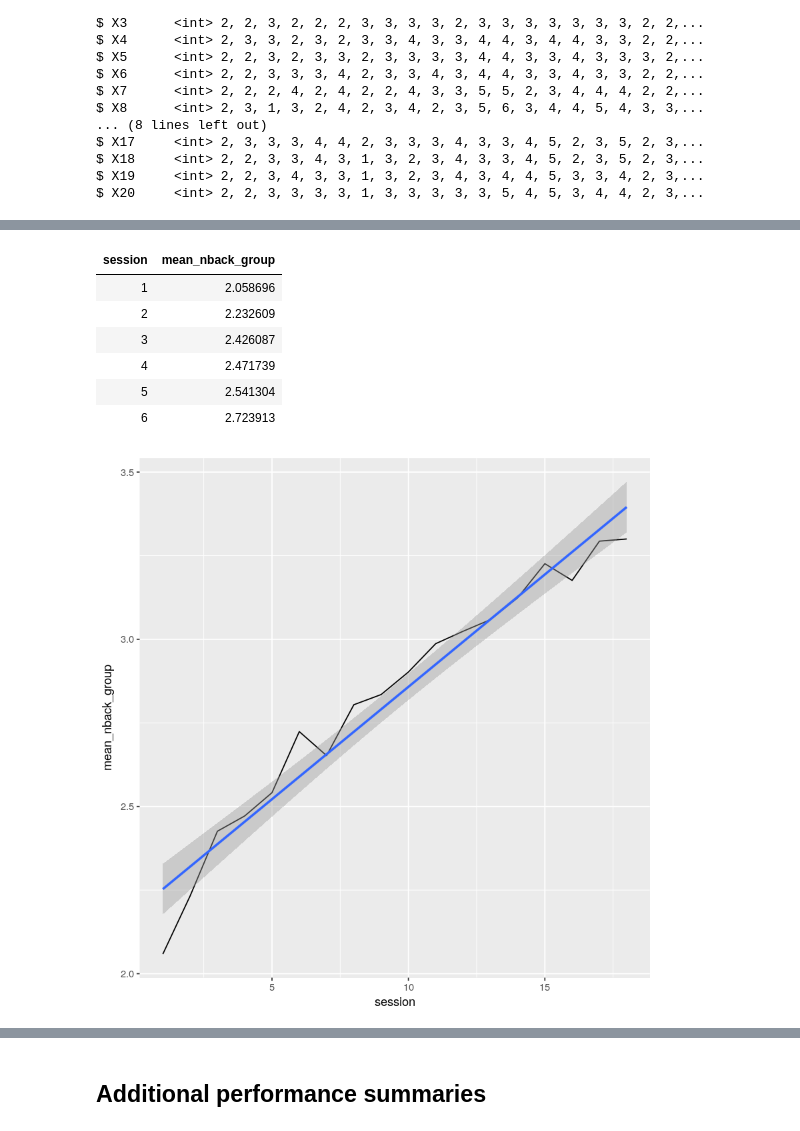
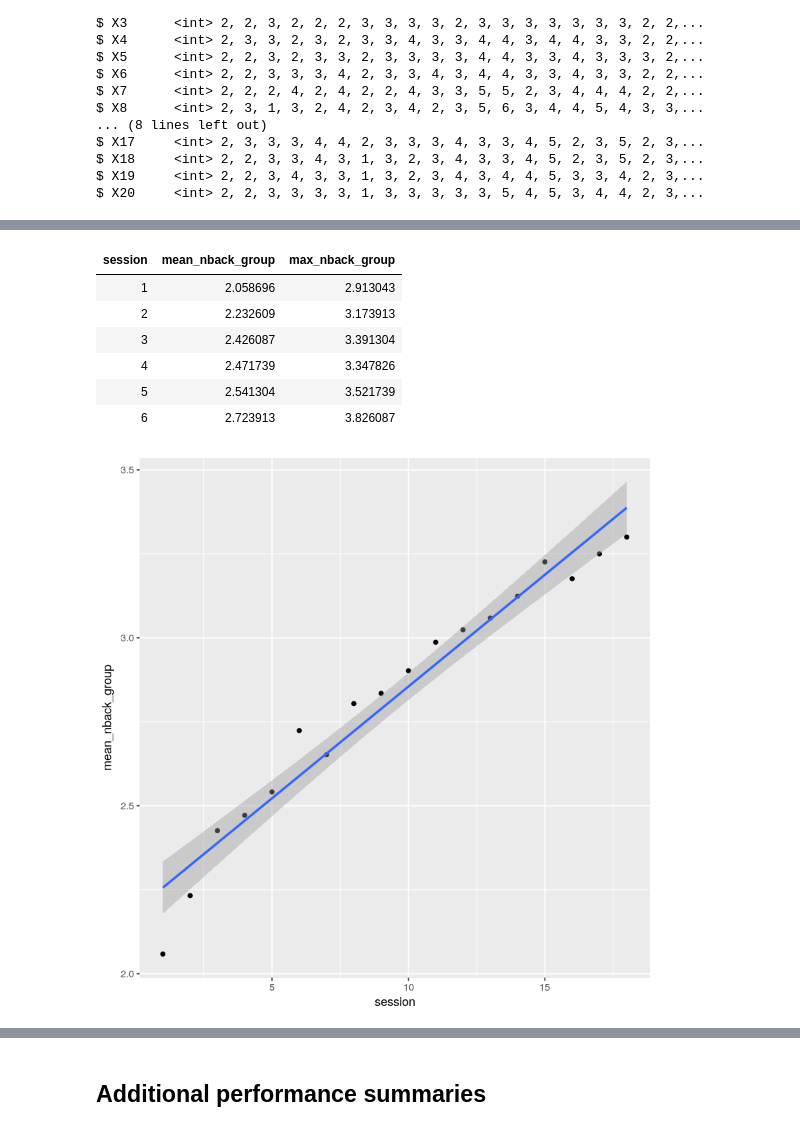
Before and after one commit to kfinc/training_progress_analysis, a Jupyter notebook: LB-01_training_progress_analysis.ipynb, the cells around one changed output, grey strips where cells are left out. Cells and saved outputs as stored; diff of their text form; code cells hidden in the pictures.

```diff
--- a/LB-01_training_progress_analysis.ipynb
+++ b/LB-01_training_progress_analysis.ipynb
@@ -43,7 +46,10 @@ $ X20     <int> 2, 2, 3, 3, 3, 3, 1, 3, 3, 3, 3, 3, 5, 4, 5, 3, 4, 4, 2, 3,...
 # %%
 # Formatting subjects' names according to BIDS
-training$sub <- gsub("LB0", "sub-", training$sub)
+training_tidy <- training %>% gather(key = "trial", value = "n_level", -sub, -session)
+
+training_tidy$sub <- as.factor(gsub("LB0", "sub-", training_tidy$sub))
+training_tidy$trial <- as.factor(gsub("X", "", training_tidy$trial))
 
 # Checking data
-glimpse(training)
+glimpse(training_tidy)
 # %% [output]
@@ -66,0 +65,7 @@ $ X20     <int> 2, 2, 3, 3, 3, 3, 1, 3, 3, 3, 3, 3, 5, 4, 5, 3, 4, 4, 2, 3,...
+# %%
+training_tidy_summary <- training_tidy %>%
+    group_by(sub, session) %>%
+    summarize(nback_mean = mean(n_level), nback_max = max(n_level))
+
+
+head(training_tidy_summary)
@@ -103,25 +92,25 @@ ggplot(training_tidy, aes(x = session, y = nback_mean)) +
 # %%
 # Plotting data for all subjects
 
 # Summarizing data by session
-training_group <- training_tidy %>%
+training_group <- training_tidy_summary %>%
     group_by(session) %>%
-    summarize(mean_nback_group = mean(nback_mean))
+    summarize(mean_nback_group = mean(nback_mean), max_nback_group = mean(nback_max))
 
 head(training_group)
 
 # Plotting mean of all subjects performance
 ggplot(training_group, aes(x = session, y = mean_nback_group)) +
-    geom_line() +
+    geom_point() +
     geom_smooth(method = "lm")
 # %% [output]
-| session | mean_nback_group |
-| 1 | 2.058696 |
-| 2 | 2.232609 |
-| 3 | 2.426087 |
-| 4 | 2.471739 |
-| 5 | 2.541304 |
-| 6 | 2.723913 |
+| session | mean_nback_group | max_nback_group |
+| 1 | 2.058696 | 2.913043 |
+| 2 | 2.232609 | 3.173913 |
+| 3 | 2.426087 | 3.391304 |
+| 4 | 2.471739 | 3.347826 |
+| 5 | 2.541304 | 3.521739 |
+| 6 | 2.723913 | 3.826087 |
-[figure, old version]
+[figure, new version]
 # %%
 # Nesting to obtain dataframe with linear regression results for each subject
```
Also changed, not shown: parts of 17 cells of this notebook.
